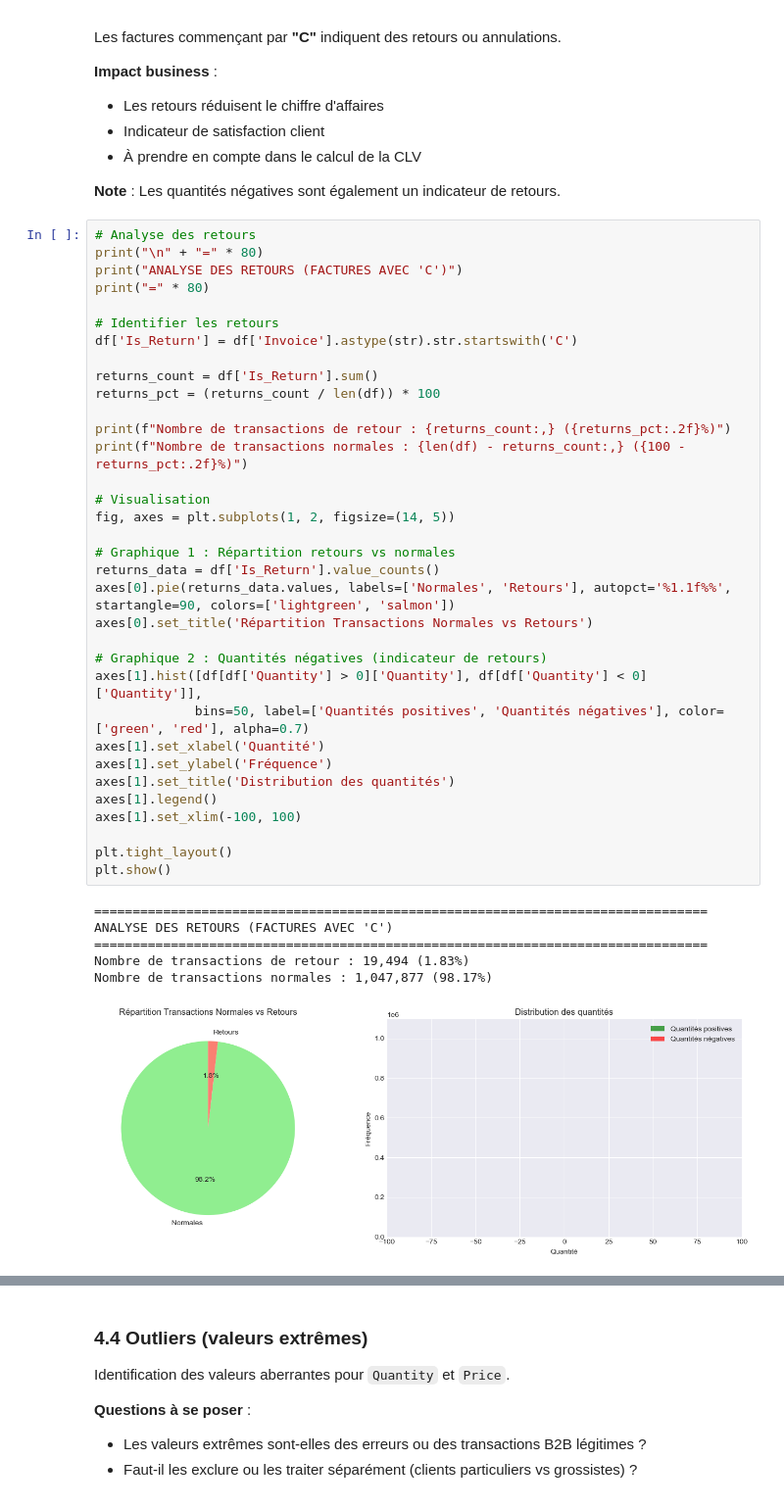
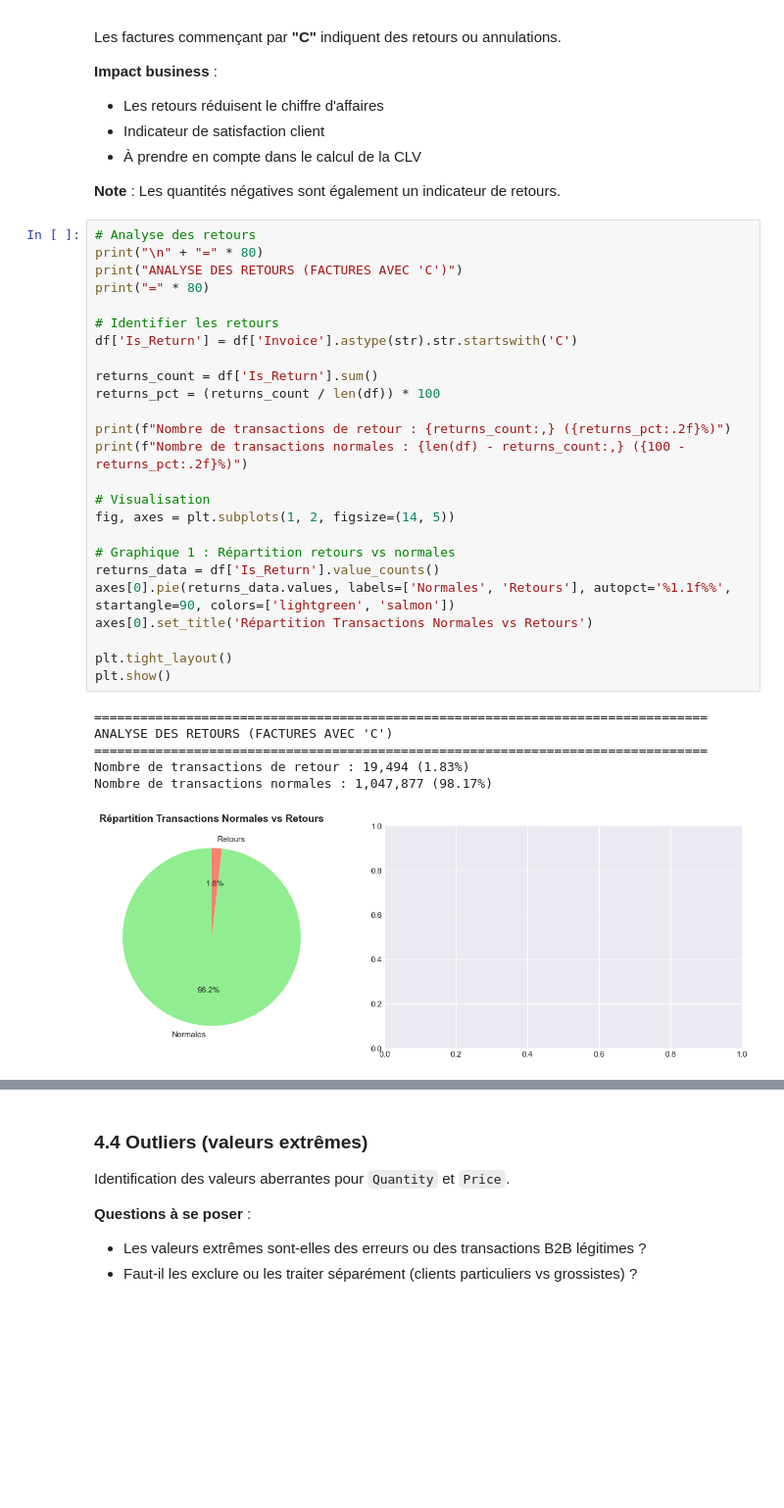
Before and after one commit to rayan213dz/streamlit-app-cohortes-rfm-clv, a Jupyter notebook: notebooks/Notebook.ipynb, the cells around one changed output, grey strips where cells are left out. Shown at 98% size. Drawn from its saved outputs; the diff is of its cells as text; blank space fills up the shorter version.

```diff
--- a/notebooks/Notebook.ipynb
+++ b/notebooks/Notebook.ipynb
@@ -272,40 +388,31 @@ Les factures commençant par **"C"** indiquent des retours ou annulations.
 # Analyse des retours
 print("\n" + "=" * 80)
 print("ANALYSE DES RETOURS (FACTURES AVEC 'C')")
 print("=" * 80)
 
 # Identifier les retours
 df['Is_Return'] = df['Invoice'].astype(str).str.startswith('C')
 
 returns_count = df['Is_Return'].sum()
 returns_pct = (returns_count / len(df)) * 100
 
 print(f"Nombre de transactions de retour : {returns_count:,} ({returns_pct:.2f}%)")
 print(f"Nombre de transactions normales : {len(df) - returns_count:,} ({100 - returns_pct:.2f}%)")
 
 # Visualisation
 fig, axes = plt.subplots(1, 2, figsize=(14, 5))
 
 # Graphique 1 : Répartition retours vs normales
 returns_data = df['Is_Return'].value_counts()
 axes[0].pie(returns_data.values, labels=['Normales', 'Retours'], autopct='%1.1f%%', startangle=90, colors=['lightgreen', 'salmon'])
 axes[0].set_title('Répartition Transactions Normales vs Retours')
 
-# Graphique 2 : Quantités négatives (indicateur de retours)
-axes[1].hist([df[df['Quantity'] > 0]['Quantity'], df[df['Quantity'] < 0]['Quantity']],
-             bins=50, label=['Quantités positives', 'Quantités négatives'], color=['green', 'red'], alpha=0.7)
-axes[1].set_xlabel('Quantité')
-axes[1].set_ylabel('Fréquence')
-axes[1].set_title('Distribution des quantités')
-axes[1].legend()
-axes[1].set_xlim(-100, 100)
-
 plt.tight_layout()
 plt.show()
 # %% [output]
 ================================================================================
 ANALYSE DES RETOURS (FACTURES AVEC 'C')
 ================================================================================
 Nombre de transactions de retour : 19,494 (1.83%)
 Nombre de transactions normales : 1,047,877 (98.17%)
-[figure, old version]
+[figure, new version]
```
Also changed, not shown: parts of 30 cells of this notebook.
